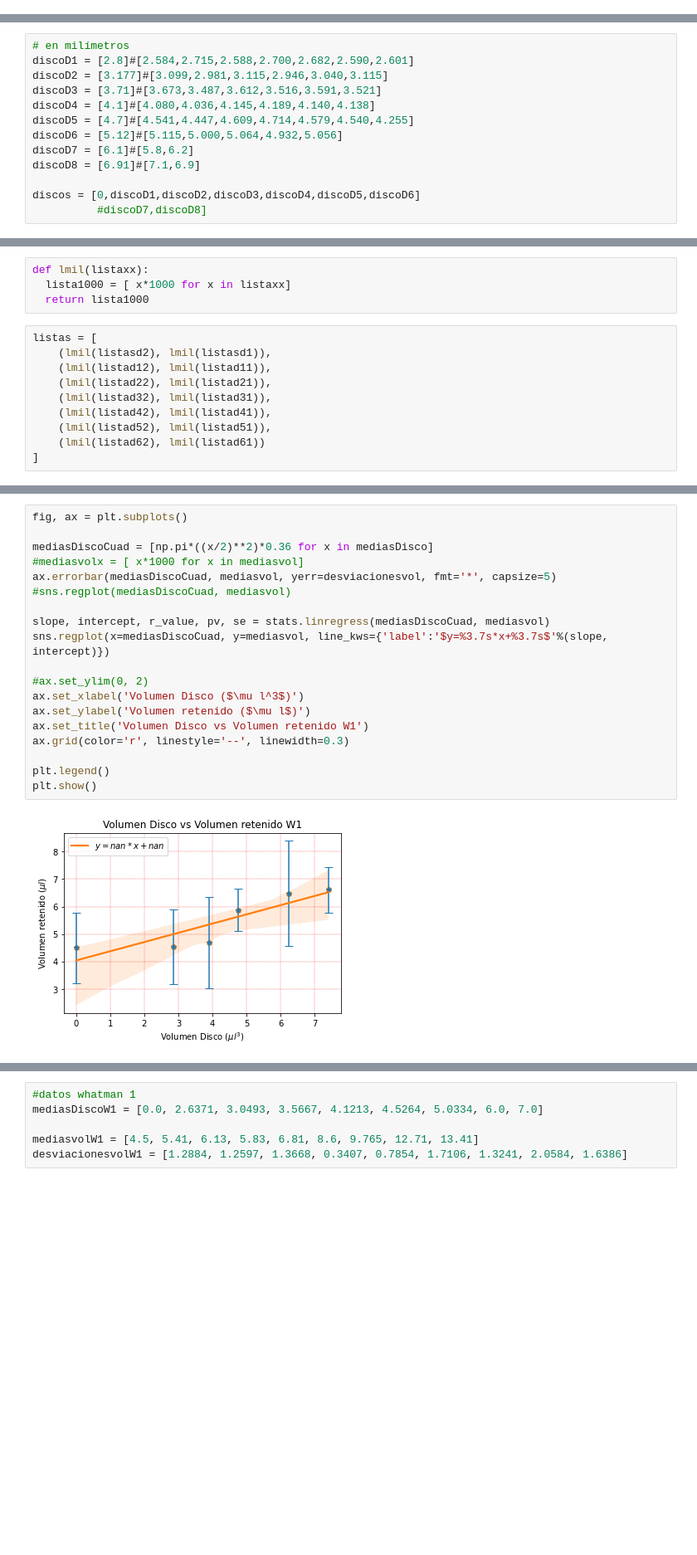
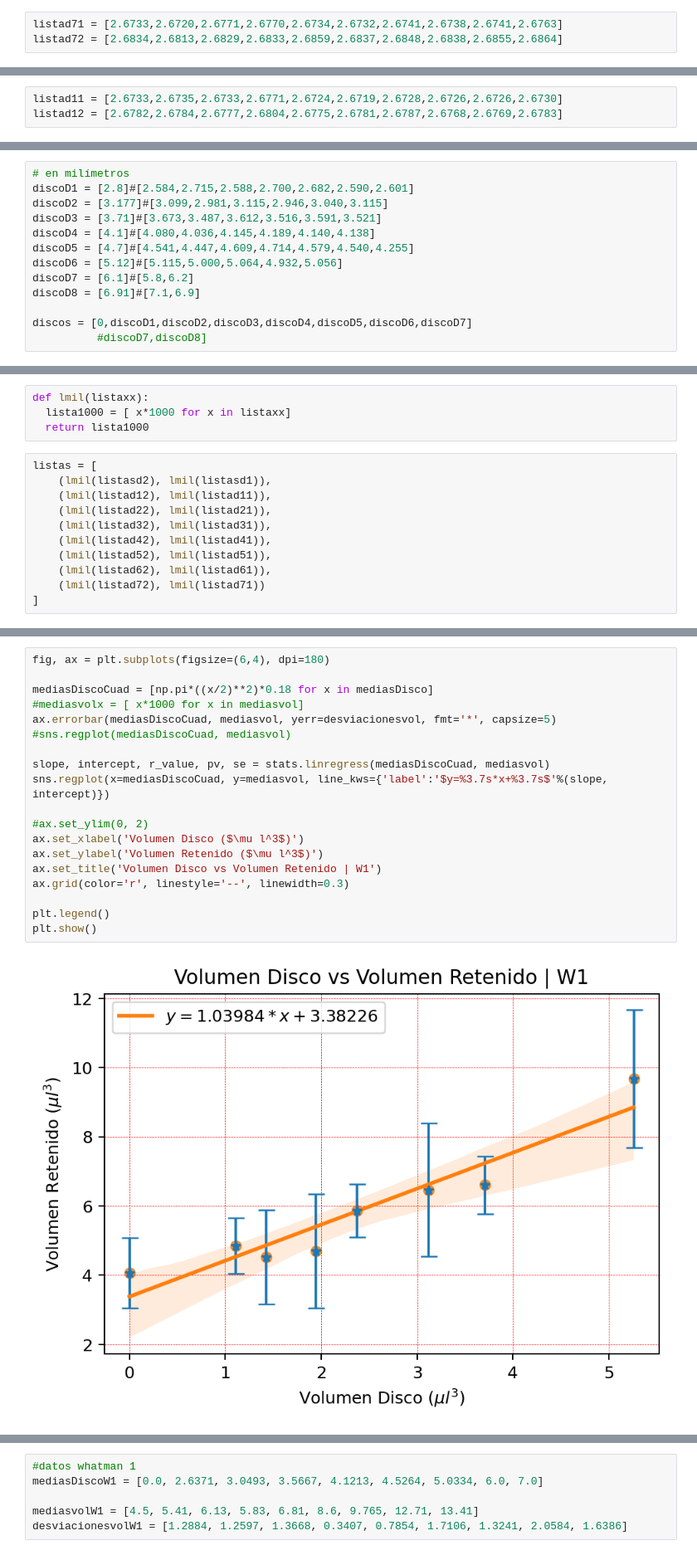
Before and after one commit to And2300/Trash, a Jupyter notebook: Experimento3.ipynb, the cells around one changed output, grey strips where cells are left out. Shown at 83% size. Drawn from its saved outputs; the diff is of its cells as text; blank space fills up the shorter version.

```diff
--- a/Experimento3.ipynb
+++ b/Experimento3.ipynb
@@ -94,0 +97,3 @@ listasd2 = [2.1664,2.1666,2.1686,2.1687,2.1685,2.1666,2.1681,2.1674,2.1673,2.167
+# %%
+listad71 = [2.6733,2.6720,2.6771,2.6770,2.6734,2.6732,2.6741,2.6738,2.6741,2.6763]
+listad72 = [2.6834,2.6813,2.6829,2.6833,2.6859,2.6837,2.6848,2.6838,2.6855,2.6864]
@@ -145 +151,4 @@ listad12 = []
+# %%
+listad11 = [2.6733,2.6735,2.6733,2.6771,2.6724,2.6719,2.6728,2.6726,2.6726,2.6730]
+listad12 = [2.6782,2.6784,2.6777,2.6804,2.6775,2.6781,2.6787,2.6768,2.6769,2.6783]
 # %%
@@ -157,7 +168,7 @@ discoD6 = [5.12]#[5.115,5.000,5.064,4.932,5.056]
 discoD7 = [6.1]#[5.8,6.2]
 discoD8 = [6.91]#[7.1,6.9]
 
-discos = [0,discoD1,discoD2,discoD3,discoD4,discoD5,discoD6]
+discos = [0,discoD1,discoD2,discoD3,discoD4,discoD5,discoD6,discoD7]
           #discoD7,discoD8]
 # %%
 mediasDisco = []
@@ -194,5 +205,6 @@ listas = [
     (lmil(listad32), lmil(listad31)),
     (lmil(listad42), lmil(listad41)),
     (lmil(listad52), lmil(listad51)),
-    (lmil(listad62), lmil(listad61))
+    (lmil(listad62), lmil(listad61)),
+    (lmil(listad72), lmil(listad71))
 ]
@@ -216,22 +218,22 @@ Desviaciones estándar: [1.2884, nan, 1.3639, 1.6471, 0.7721, 1.9163, 0.8312]
 # %%
-fig, ax = plt.subplots()
+fig, ax = plt.subplots(figsize=(6,4), dpi=180)
 
-mediasDiscoCuad = [np.pi*((x/2)**2)*0.36 for x in mediasDisco]
+mediasDiscoCuad = [np.pi*((x/2)**2)*0.18 for x in mediasDisco]
 #mediasvolx = [ x*1000 for x in mediasvol]
 ax.errorbar(mediasDiscoCuad, mediasvol, yerr=desviacionesvol, fmt='*', capsize=5)
 #sns.regplot(mediasDiscoCuad, mediasvol)
 
 slope, intercept, r_value, pv, se = stats.linregress(mediasDiscoCuad, mediasvol)
 sns.regplot(x=mediasDiscoCuad, y=mediasvol, line_kws={'label':'$y=%3.7s*x+%3.7s$'%(slope, intercept)})
 
 #ax.set_ylim(0, 2)
 ax.set_xlabel('Volumen Disco ($\mu l^3$)')
-ax.set_ylabel('Volumen retenido ($\mu l$)')
-ax.set_title('Volumen Disco vs Volumen retenido W1')
+ax.set_ylabel('Volumen Retenido ($\mu l^3$)')
+ax.set_title('Volumen Disco vs Volumen Retenido | W1')
 ax.grid(color='r', linestyle='--', linewidth=0.3)
 
 plt.legend()
 plt.show()
 # %% [output]
-[figure, old version]
+[figure, new version]
 # %%
```
Also changed, not shown: parts of 11 cells of this notebook.
